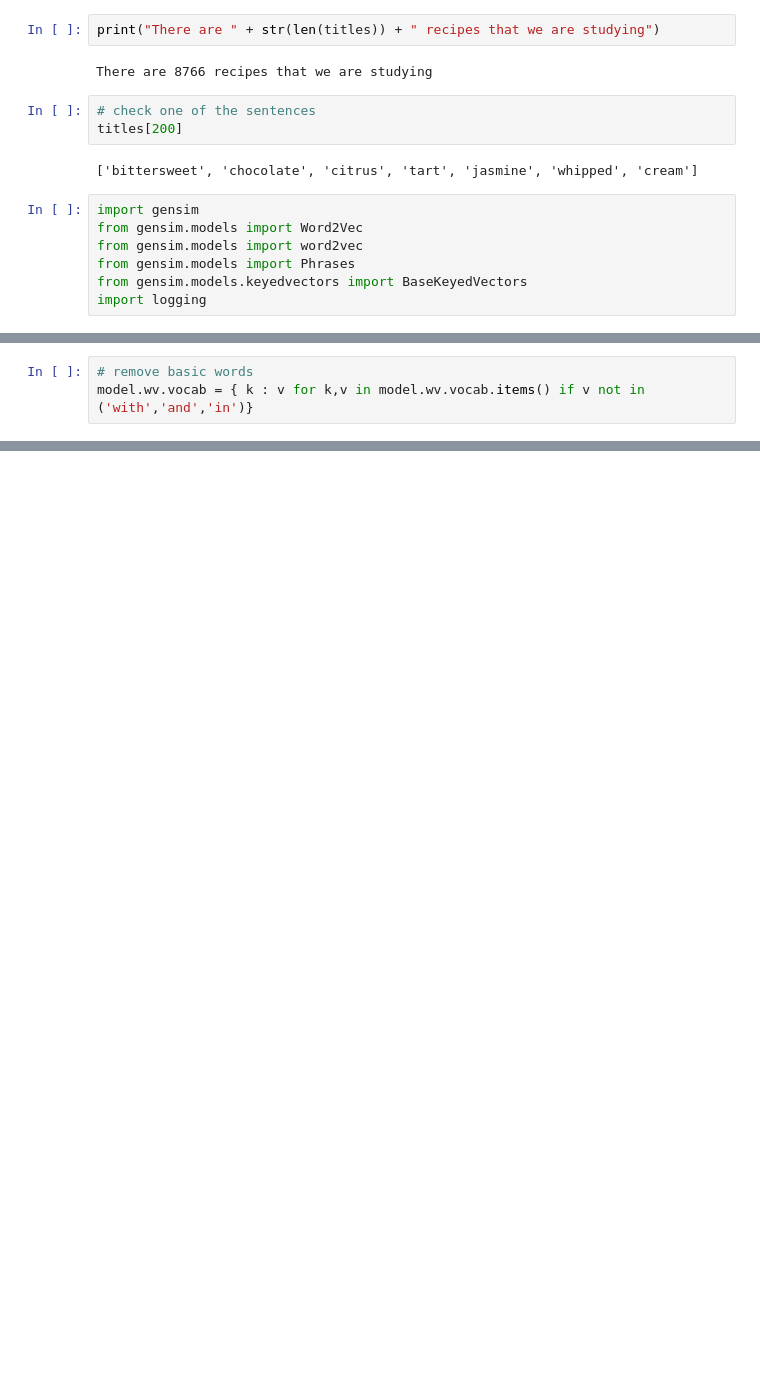
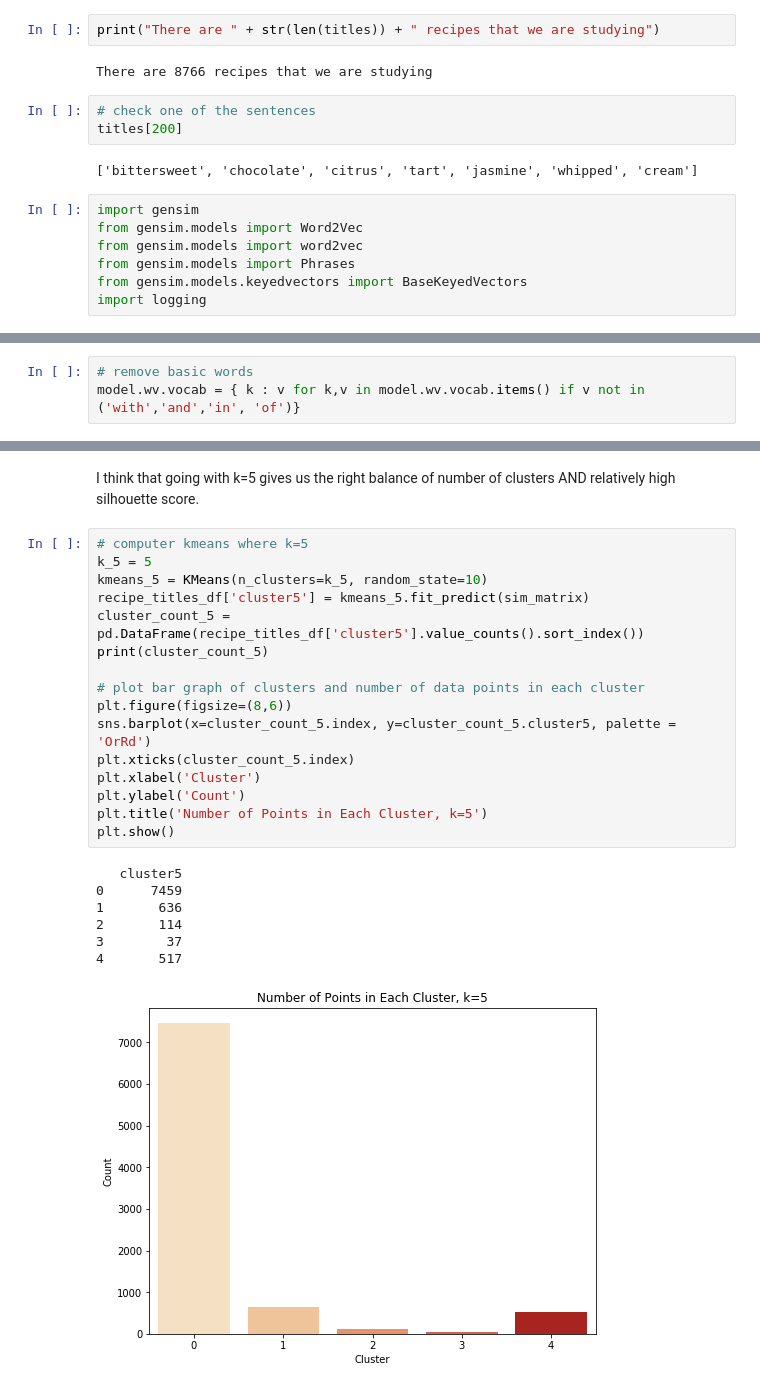
Before and after one commit to isabelvanzijl/Capstone-Project-2, a Jupyter notebook: Clustering.ipynb, the cells around one changed output, grey strips where cells are left out. Saved outputs shown, nothing was run; the diff lists cells and outputs as text; blank space fills up the shorter version.

```diff
--- a/Clustering.ipynb
+++ b/Clustering.ipynb
@@ -1121,6 +1028,6 @@ model = Word2Vec(bigramer[sentences], workers=num_workers, \
 # %%
 # remove basic words
-model.wv.vocab = { k : v for k,v in model.wv.vocab.items() if v not in ('with','and','in')}
+model.wv.vocab = { k : v for k,v in model.wv.vocab.items() if v not in ('with','and','in', 'of')}
 # %%
 phrases = list(model.wv.vocab.keys())
 
@@ -1208,0 +1250,26 @@ Vocab(count:50, index:148, sample_int:4294967296)
+# %% [markdown]
+I think that going with k=5 gives us the right balance of number of clusters AND relatively high silhouette score.
+# %%
+# computer kmeans where k=5
+k_5 = 5
+kmeans_5 = KMeans(n_clusters=k_5, random_state=10)
+recipe_titles_df['cluster5'] = kmeans_5.fit_predict(sim_matrix)
+cluster_count_5 = pd.DataFrame(recipe_titles_df['cluster5'].value_counts().sort_index())
+print(cluster_count_5)
+
+# plot bar graph of clusters and number of data points in each cluster
+plt.figure(figsize=(8,6))
+sns.barplot(x=cluster_count_5.index, y=cluster_count_5.cluster5, palette = 'OrRd')
+plt.xticks(cluster_count_5.index)
+plt.xlabel('Cluster')
+plt.ylabel('Count')
+plt.title('Number of Points in Each Cluster, k=5')
+plt.show()
+# %% [output]
+   cluster5
+0      7459
+1       636
+2       114
+3        37
+4       517
+[figure, added]
```
Also changed, not shown: parts of 45 cells of this notebook.
